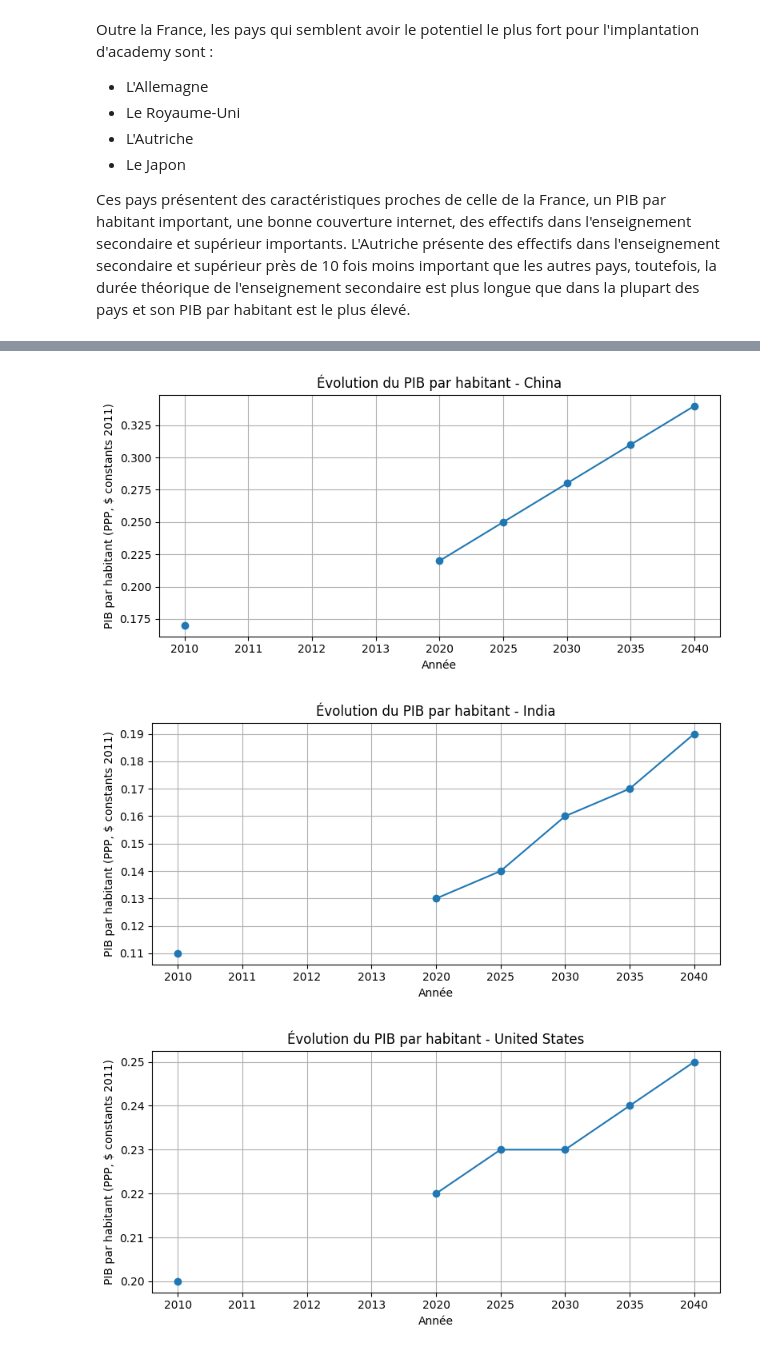
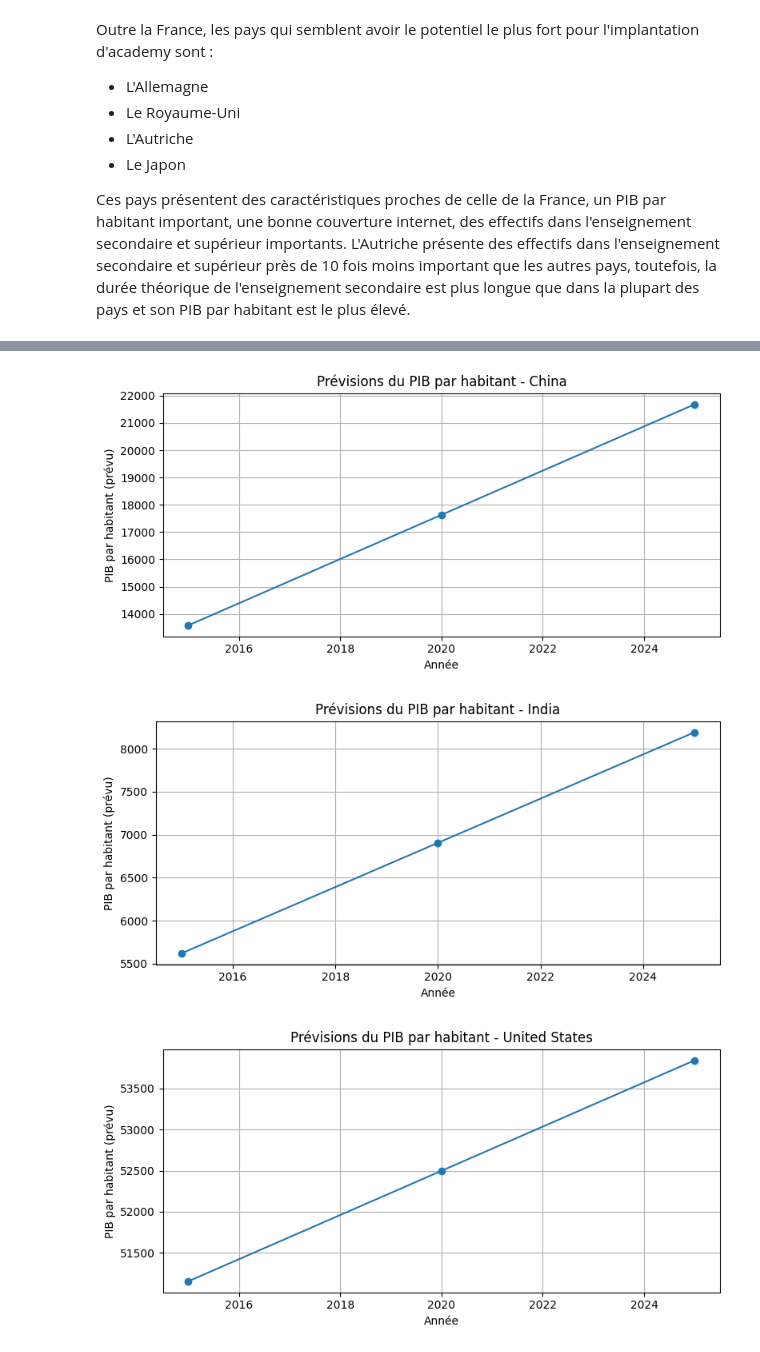
Before and after one commit to R0mNavarr0/Analysez-des-donnees-de-systemes-educatifs, a Jupyter notebook: EDA_academy.ipynb, the cells around one changed output, grey strips where cells are left out. Drawn from its saved outputs; the diff is of its cells as text; code cells hidden in the pictures.

```diff
--- a/EDA_academy.ipynb
+++ b/EDA_academy.ipynb
@@ -1195,27 +1108,49 @@ for country in gdp_df['Country Name'].unique():
-# %%
-# Filtrer pour ne garder que les lignes correspondant au PIB par habitant
-gdp_df = df_group2[df_group2['Indicator Name'].str.contains("20-24")].copy()
-
-# Liste des années
-years = [col for col in gdp_df.columns if col.isdigit()]
-
-# Pour chaque pays, tracer son propre graphique
-for country in gdp_df['Country Name'].unique():
-    country_data = gdp_df[gdp_df['Country Name'] == country]
-    if not country_data.empty:
-        values = country_data[years].values.flatten()
-
-        # Vérifier qu'on a au moins une valeur non nulle pour tracer
-        if pd.notnull(values).any():
-            plt.figure(figsize=(8, 4))
-            plt.plot(years, values, marker='o')
-            plt.title(f"Évolution du PIB par habitant - {country}")
-            plt.xlabel("Année")
-            plt.ylabel("PIB par habitant (PPP, $ constants 2011)")
-            plt.grid(True)
-            plt.tight_layout()
-            plt.show()
-# %% [output]
-[figure, removed]
-[figure, removed]
-[figure, removed]
+# %%
+df_regression = df_group2.melt(id_vars=['Country Name','Indicator Name'],
+               var_name='Annee',
+               value_name='Valeur Indicateur')
+# %%
+from sklearn.linear_model import LinearRegression
+
+resultats = []
+
+for country in df_regression['Country Name'].unique():
+    for ind in df_regression['Indicator Name'].unique():
+        df_reg = df_regression[(df_regression['Country Name']==country)&(df_regression['Indicator Name']==ind)]
+
+        X = df_reg['Annee'].values.reshape(-1,1)
+        y = df_reg['Valeur Indicateur']
+
+        reg = LinearRegression()
+        reg.fit(X,y)
+
+        annees_pred = np.array([[2015], [2020], [2025]])
+        predictions = reg.predict(annees_pred)
+
+        for i, annee in enumerate([2015, 2020, 2025]):
+            resultats.append({
+                'Country Name': country,
+                'Indicator Name': ind,
+                'Annee': annee,
+                'Valeur Indicateur Prévue': predictions[i]
+            })
+
+df_predictions = pd.DataFrame(resultats)
+# %%
+df_gdp = df_predictions[df_predictions['Indicator Name'].str.contains("GDP")]
+
+for country in df_gdp['Country Name'].unique():
+    country_data = df_gdp[df_gdp['Country Name'] == country].sort_values(by='Annee')
+
+    plt.figure(figsize=(8, 4))
+    plt.plot(country_data['Annee'], country_data['Valeur Indicateur Prévue'], marker='o')
+    plt.title(f"Prévisions du PIB par habitant - {country}")
+    plt.xlabel("Année")
+    plt.ylabel("PIB par habitant (prévu)")
+    plt.grid(True)
+    plt.tight_layout()
+    plt.show()
+# %% [output]
+[figure, added]
+[figure, added]
+[figure, added]
```
Also changed, not shown: parts of 21 cells of this notebook.
